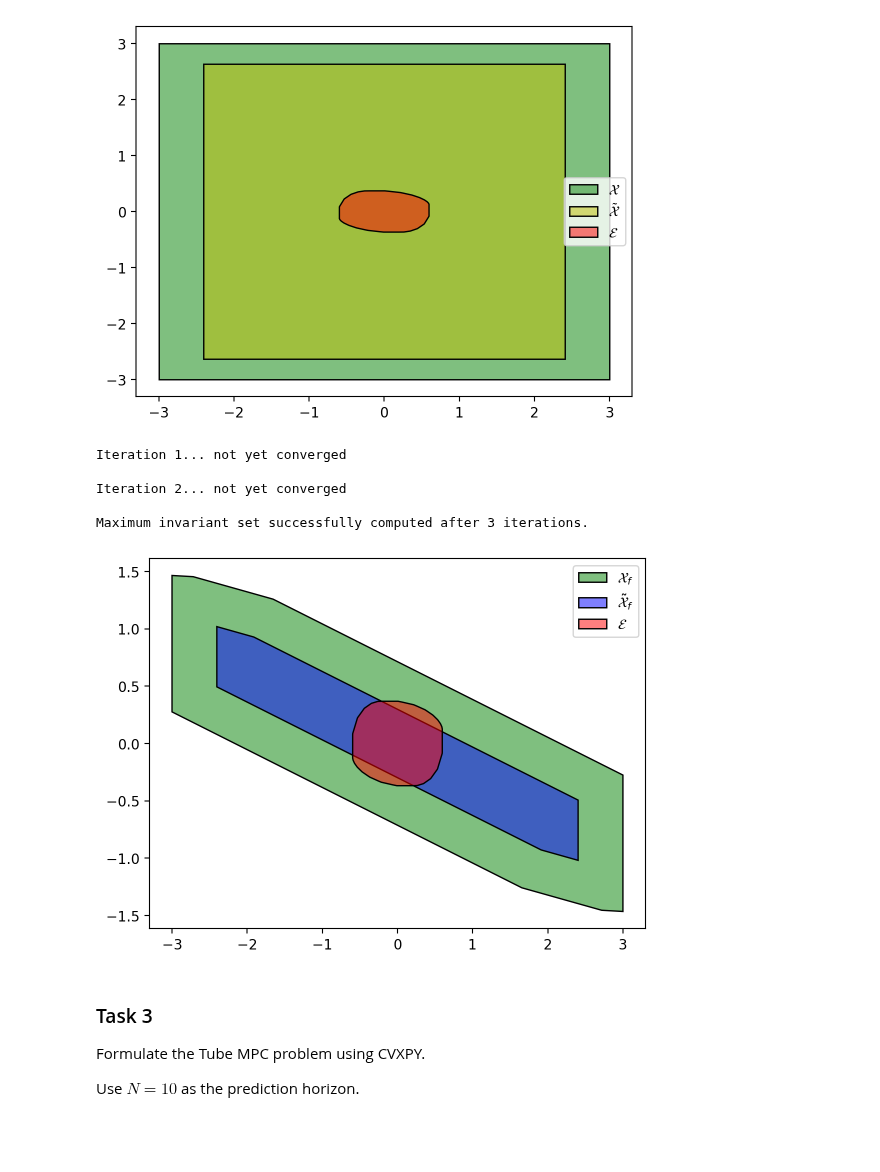
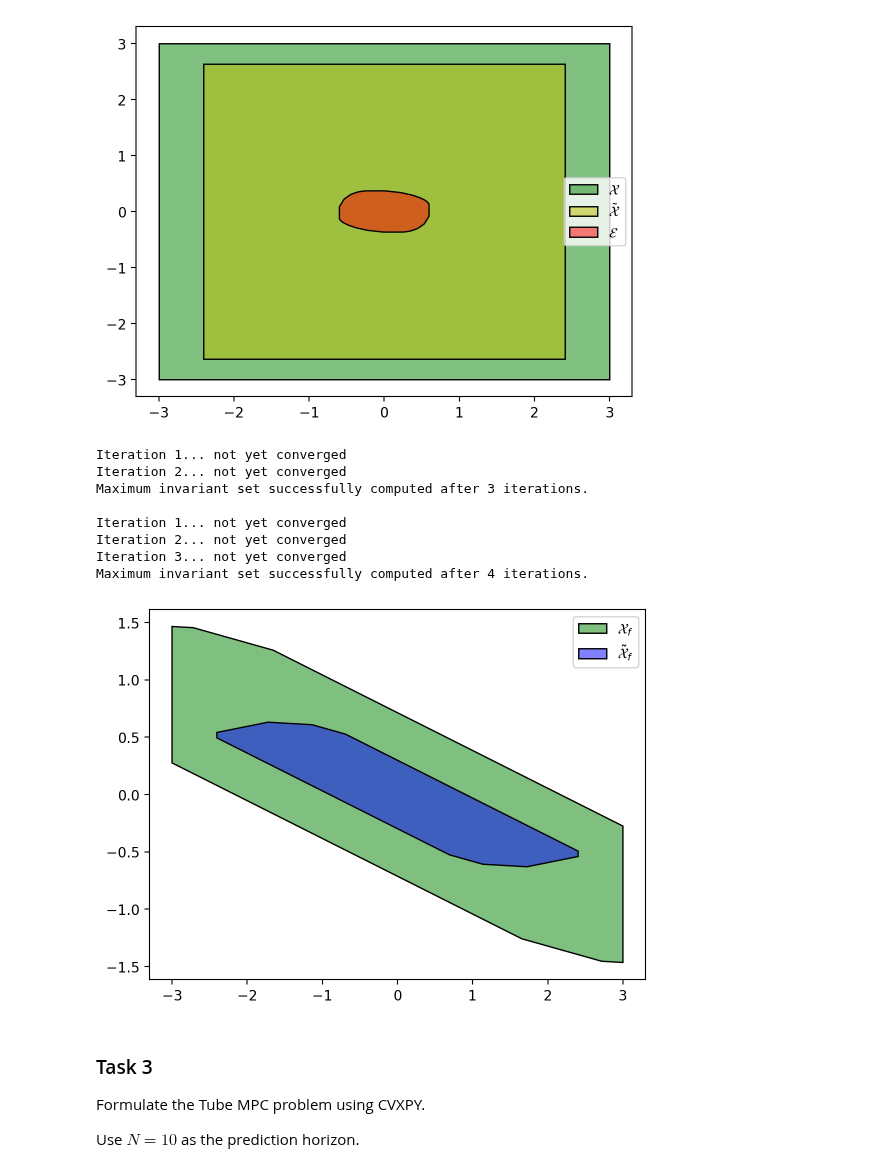
Before and after one commit to ujicrush/MPC-Course-EPFL, a Jupyter notebook: programming_exercises/exercise7_tube_mpc/ex7_sol_tube_mpc.ipynb, the cells around one changed output. Saved outputs shown, nothing was run; the diff lists cells and outputs as text; code cells hidden in the pictures; blank space fills up the shorter version.

Commit message:
fix the error in computing terminal set for rube mpc. Also improve the task discription slightly

```diff
--- a/programming_exercises/exercise7_tube_mpc/ex7_sol_tube_mpc.ipynb
+++ b/programming_exercises/exercise7_tube_mpc/ex7_sol_tube_mpc.ipynb
@@ -146,43 +144,45 @@ def max_invariant_set(A_cl, X: Polyhedron, max_iter = 30) -> Polyhedron:
 	itr = 1
 	converged = False
 	while itr < max_iter:
 		Oprev = O
 		F, f = O.A, O.b
 		# Compute the pre-set
 		O = Polyhedron.from_Hrep(np.vstack((F, F @ A_cl)), np.vstack((f, f)).reshape((-1,)))
 		if O == Oprev:
 			converged = True
 			break
-		print('Iteration {0}... not yet converged\n'.format(itr))
+		print('Iteration {0}... not yet converged'.format(itr))
 		itr += 1
 
 	if converged:
-		print('Maximum invariant set successfully computed after {0} iterations.'.format(itr))
+		print('Maximum invariant set successfully computed after {0} iterations.\n'.format(itr))
 	return O
 
 
+# Compute the terminal set for nominal mpc
 X_and_KU = X.intersect(Polyhedron.from_Hrep(U.A@K, U.b))
-# nominal terminal constraints
 Xf = max_invariant_set(A_cl, X_and_KU)
 
-# tigentned terminal constraints
-Xf_tilde = Xf - E
+# Compute the terminal set for tube mpc
+X_tilde_and_KU_tilde = X_tilde.intersect(Polyhedron.from_Hrep(U_tilde.A@K, U_tilde.b))
+Xf_tilde = max_invariant_set(A_cl, X_tilde_and_KU_tilde)
 
 # visualization
 fig3, ax3 = plt.subplots(1, 1)
 Xf.plot(ax3, color='g', opacity=0.5, label=r'$\mathcal{X}_f$')
 Xf_tilde.plot(ax3, color='b', opacity=0.5, label=r'$\tilde{\mathcal{X}}_f$')
-E.plot(ax3, color='r', opacity=0.5, label=r'$\mathcal{E}$')
 plt.legend()
-
 plt.show()
 # %% [output]
 Iteration 1... not yet converged
+Iteration 2... not yet converged
+Maximum invariant set successfully computed after 3 iterations.
 
+Iteration 1... not yet converged
 Iteration 2... not yet converged
-
-Maximum invariant set successfully computed after 3 iterations.
+Iteration 3... not yet converged
+Maximum invariant set successfully computed after 4 iterations.
-[figure, old version]
+[figure, new version]
 # %% [markdown]
 ### Task 3
 
```
Also changed, not shown: parts of 4 cells of this notebook.
